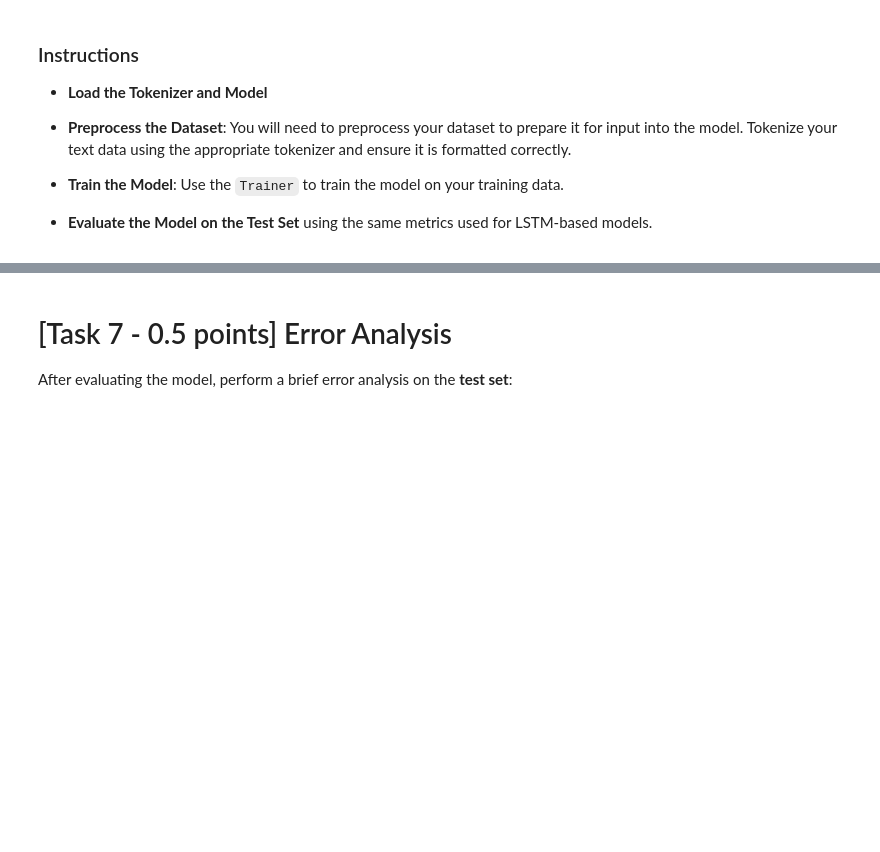
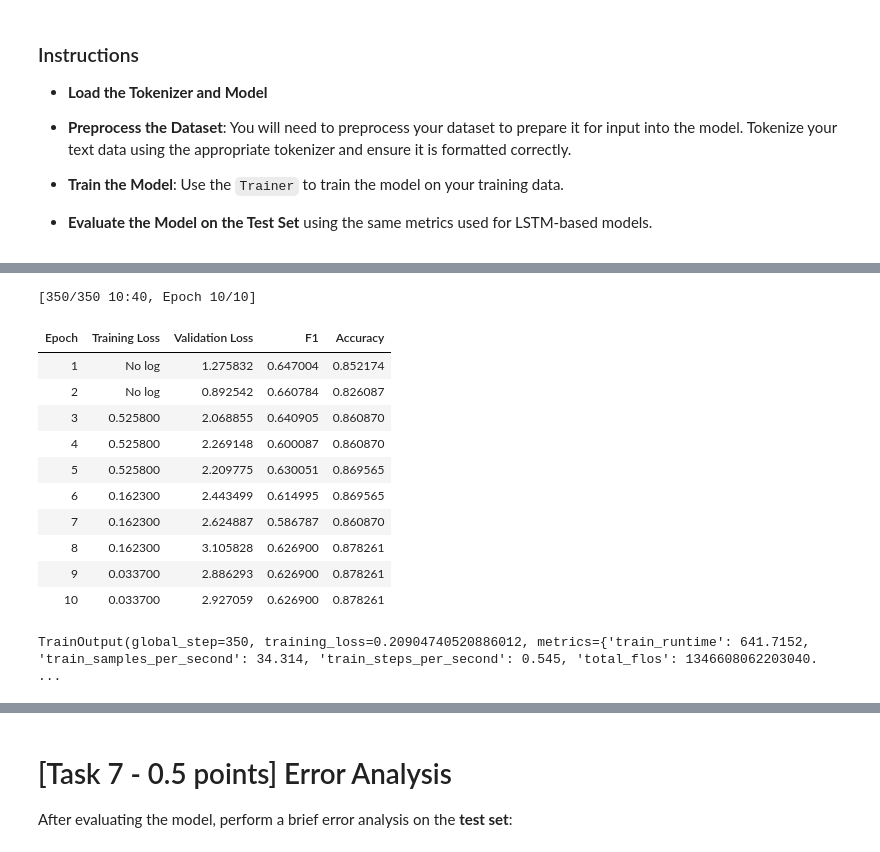
Before and after one commit to mpreda01/nlp-assignments, a Jupyter notebook: Assignment1-2526.ipynb, the cells around one changed output, grey strips where cells are left out. Saved outputs shown, nothing was run; the diff lists cells and outputs as text; code cells hidden in the pictures; blank space fills up the shorter version.

Commit message:
model improvement

```diff
--- a/Assignment1-2526.ipynb
+++ b/Assignment1-2526.ipynb
@@ -119,7 +124,7 @@ import random
 # %%
-train = pd.read_json('data/training.json', orient='index')
-val = pd.read_json('data/validation.json', orient='index')
-test = pd.read_json('data/test.json', orient='index')
+train = pd.read_json('/content/drive/My Drive/Colab Notebooks/matteo_notebook/data/training.json', orient='index')
+val = pd.read_json('/content/drive/My Drive/Colab Notebooks/matteo_notebook/data/validation.json', orient='index')
+test = pd.read_json('/content/drive/My Drive/Colab Notebooks/matteo_notebook/data/test.json', orient='index')
 # %%
 def majority_vote(labels):
     """Apply majority voting to get the label with strict majority (>50%)"""
@@ -943,0 +1003,51 @@ In this section, you will use a transformer model specifically trained for hate
+# %%
+from sklearn.utils.class_weight import compute_class_weight
+import torch
+from torch.nn import CrossEntropyLoss
+
+# Compute class weights
+class_weights = compute_class_weight(
+    'balanced',
+    classes=np.unique(train["label"].tolist()),
+    y=train["label"].tolist()
+)
+class_weights = torch.tensor(class_weights, dtype=torch.float)
+
+# Custom Trainer
+class WeightedLossTrainer(Trainer):
+    def compute_loss(self, model, inputs, return_outputs=False, num_items_in_batch=None):
+        labels = inputs.get("labels")
+        outputs = model(**inputs)
+        logits = outputs.get("logits")
+
+        # Move class_weights to the same device as labels
+        loss_fct = CrossEntropyLoss(weight=class_weights.to(labels.device))
+        loss = loss_fct(logits.view(-1, self.model.config.num_labels), labels.view(-1))
+
+        return (loss, outputs) if return_outputs else loss
+
+# Use with Trainer
+trainer = WeightedLossTrainer(
+    model=model,
+    args=training_args,
+    train_dataset=encoded_train,
+    eval_dataset=encoded_val,
+    compute_metrics=compute_metrics,
+    data_collator=data_collator,
+)
+# %%
+trainer.train()
+# %% [output]
+[350/350 10:40, Epoch 10/10]
+| Epoch | Training Loss | Validation Loss | F1 | Accuracy |
+| 1 | No log | 1.275832 | 0.647004 | 0.852174 |
+| 2 | No log | 0.892542 | 0.660784 | 0.826087 |
+| 3 | 0.525800 | 2.068855 | 0.640905 | 0.860870 |
+| 4 | 0.525800 | 2.269148 | 0.600087 | 0.860870 |
+| 5 | 0.525800 | 2.209775 | 0.630051 | 0.869565 |
+| 6 | 0.162300 | 2.443499 | 0.614995 | 0.869565 |
+| 7 | 0.162300 | 2.624887 | 0.586787 | 0.860870 |
+| 8 | 0.162300 | 3.105828 | 0.626900 | 0.878261 |
+| 9 | 0.033700 | 2.886293 | 0.626900 | 0.878261 |
+| 10 | 0.033700 | 2.927059 | 0.626900 | 0.878261 |
+TrainOutput(global_step=350, training_loss=0.20904740520886012, metrics={'train_runtime': 641.7152, 'train_samples_per_second': 34.314, 'train_steps_per_second': 0.545, 'total_flos': 1346608062203040. ...
```
Also changed, not shown: parts of 23 cells of this notebook.
